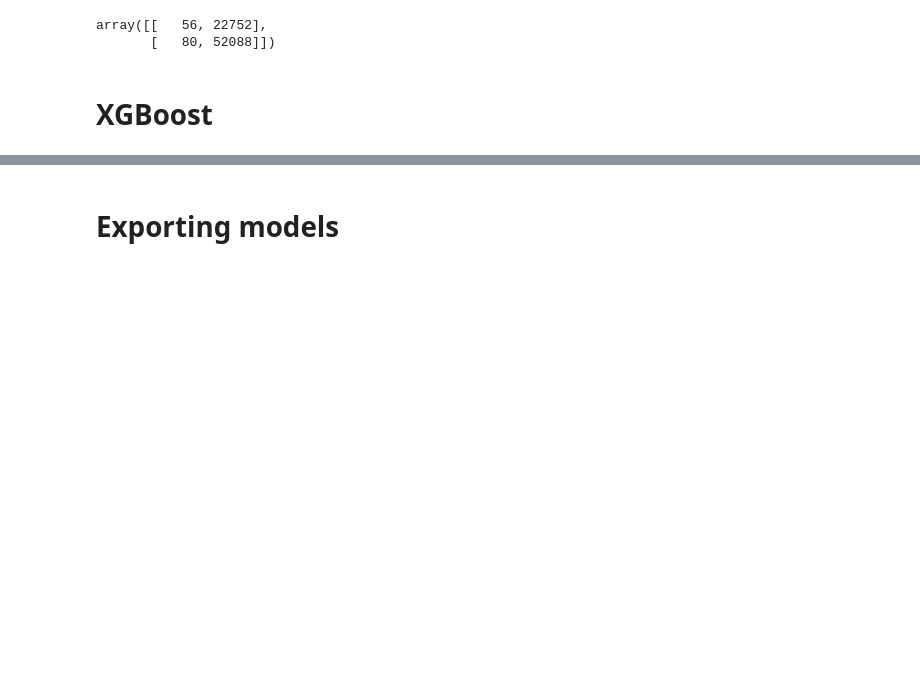
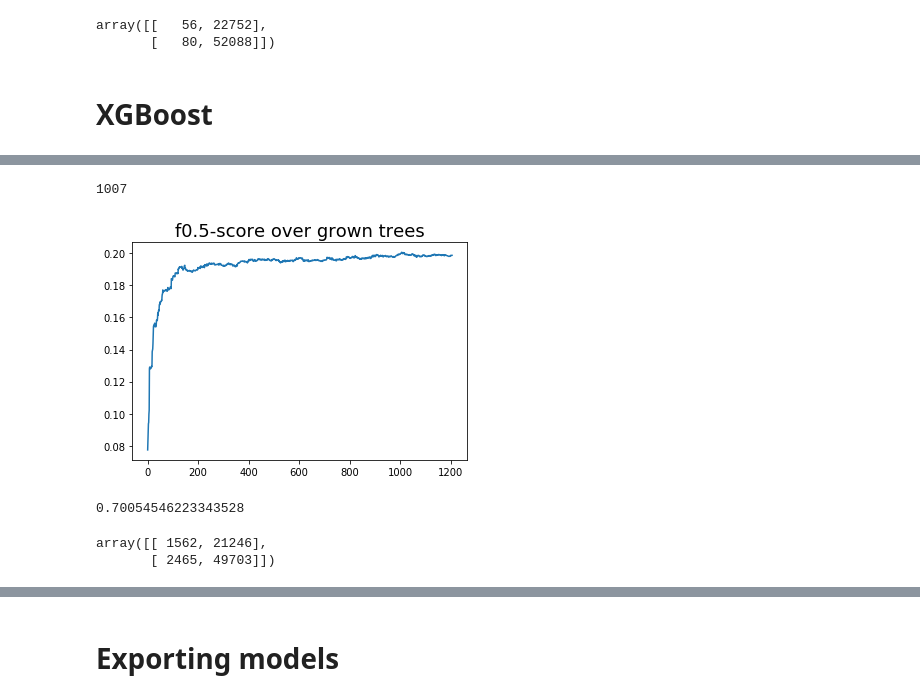
Before and after one commit to edvalente/mlnd-capstone-project, a Jupyter notebook: notebooks/supervised.ipynb, the cells around one changed output, grey strips where cells are left out. Saved outputs shown, nothing was run; the diff lists cells and outputs as text; code cells hidden in the pictures; blank space fills up the shorter version.

```diff
--- a/notebooks/supervised.ipynb
+++ b/notebooks/supervised.ipynb
@@ -138,0 +172,16 @@ Text(0.5,1,'f1-score over grown trees')
+# %%
+from xgboost import XGBClassifier
+from helper import custom_fbeta_score
+
+def inverse_fbeta_score(y_pred, y_true):
+    labels = y_true.get_label()
+    y_bin = [1. if y_cont > 0.5 else 0. for y_cont in y_pred]
+    return 'fbeta_score', 1 - fbeta_score(labels, y_bin, beta=0.5)
+
+clf = XGBClassifier(n_estimators=2000, n_jobs=4, max_depth=11, learning_rate=0.9)
+model = clf.fit(X=X_train,
+                y=y_train,
+                eval_set=[(X_train, y_train), (X_test, y_test)],
+                eval_metric=inverse_fbeta_score,
+                early_stopping_rounds=200,
+                verbose=True)
@@ -138,0 +206,22 @@ Text(0.5,1,'f1-score over grown trees')
+# %%
+clf.best_iteration
+# %% [output]
+1007
+# %%
+# scores = model.evals_result_['validation_0']['fbeta_score']
+scores = np.array([1.0 - s for s in model.evals_result_['validation_0']['fbeta_score']])
+plt.plot(scores)
+plt.title('f0.5-score over grown trees', fontsize=18)
+plt.show()
+# %% [output]
+[figure, added]
+# %%
+preds = model.predict(X_test)
+precision_score(y_test, preds, pos_label=0)
+# %% [output]
+0.70054546223343528
+# %%
+confusion_matrix(y_test, preds, labels=[1, 0])
+# %% [output]
+array([[ 1562, 21246],
+       [ 2465, 49703]])
```
Also changed, not shown: parts of 31 cells of this notebook, 1 other file.
